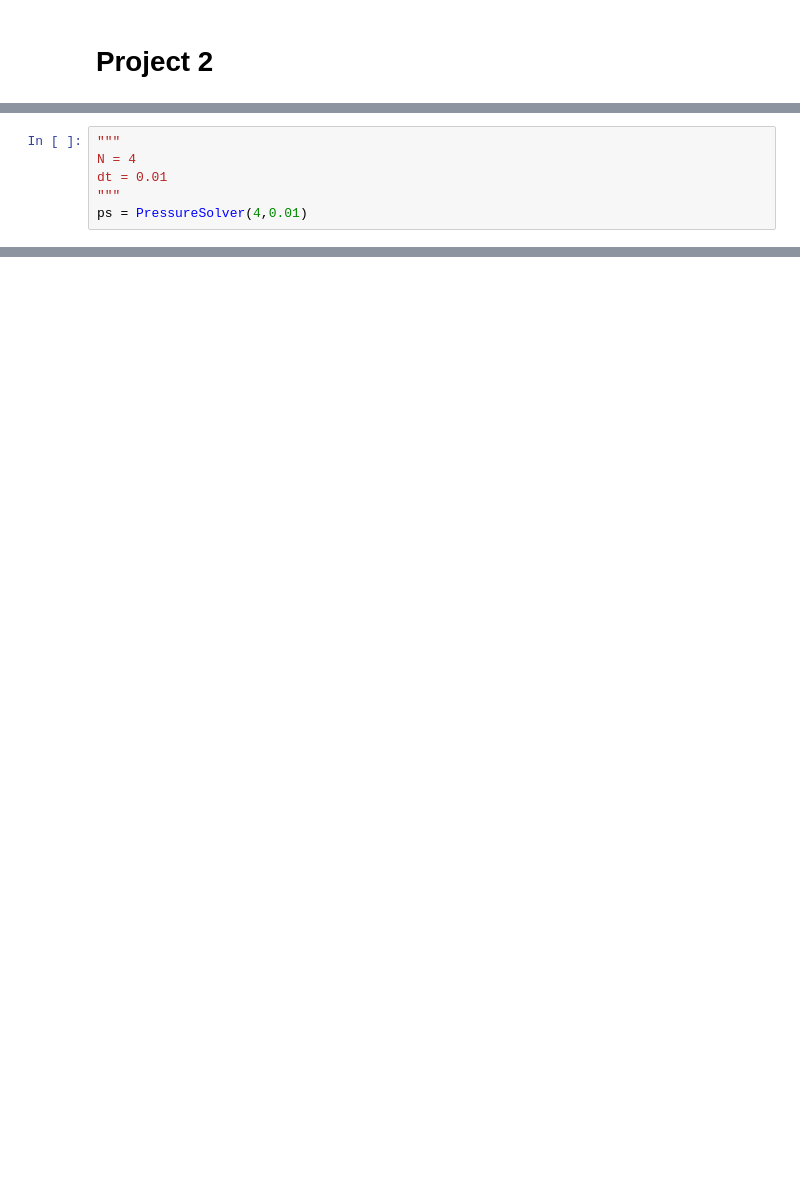
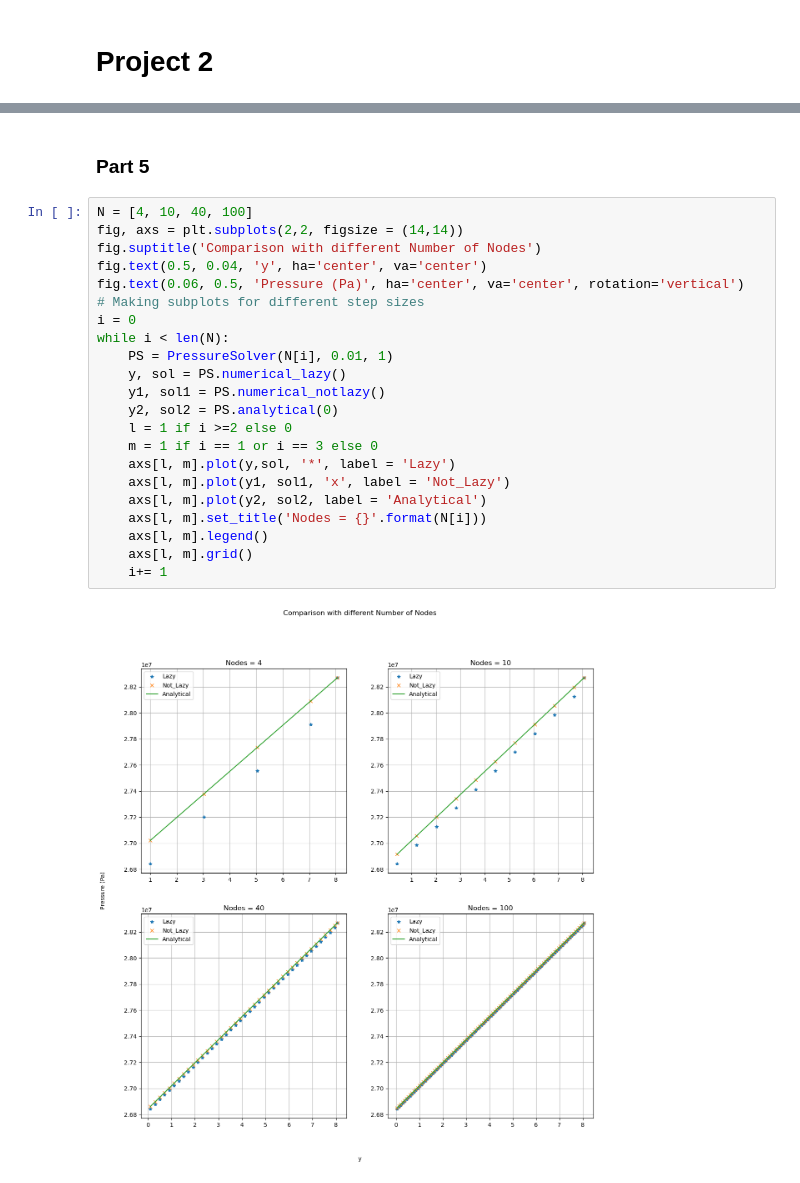
Before and after one commit to MOD510-2023/Project-2, a Jupyter notebook: project2.ipynb, the cells around one changed output, grey strips where cells are left out. Saved outputs shown, nothing was run; the diff lists cells and outputs as text; blank space fills up the shorter version.

Commit message:
Final part

```diff
--- a/project2.ipynb
+++ b/project2.ipynb
@@ -112,6 +2,0 @@ class PressureSolver:
-# %%
-"""
-N = 4
-dt = 0.01
-"""
-ps = PressureSolver(4,0.01)
@@ -217,0 +408,26 @@ Overall, this assignment helped us in getting familiarized with the pyhton langu
+# %% [markdown]
+### Part 5
+# %%
+N = [4, 10, 40, 100]
+fig, axs = plt.subplots(2,2, figsize = (14,14))
+fig.suptitle('Comparison with different Number of Nodes')
+fig.text(0.5, 0.04, 'y', ha='center', va='center')
+fig.text(0.06, 0.5, 'Pressure (Pa)', ha='center', va='center', rotation='vertical')
+# Making subplots for different step sizes
+i = 0
+while i < len(N):
+    PS = PressureSolver(N[i], 0.01, 1)
+    y, sol = PS.numerical_lazy()
+    y1, sol1 = PS.numerical_notlazy()
+    y2, sol2 = PS.analytical(0)
+    l = 1 if i >=2 else 0
+    m = 1 if i == 1 or i == 3 else 0
+    axs[l, m].plot(y,sol, '*', label = 'Lazy')
+    axs[l, m].plot(y1, sol1, 'x', label = 'Not_Lazy')
+    axs[l, m].plot(y2, sol2, label = 'Analytical')
+    axs[l, m].set_title('Nodes = {}'.format(N[i]))
+    axs[l, m].legend()
+    axs[l, m].grid()
+    i+= 1
+# %% [output]
+[figure, added]
```
Also changed, not shown: parts of 68 cells of this notebook.
